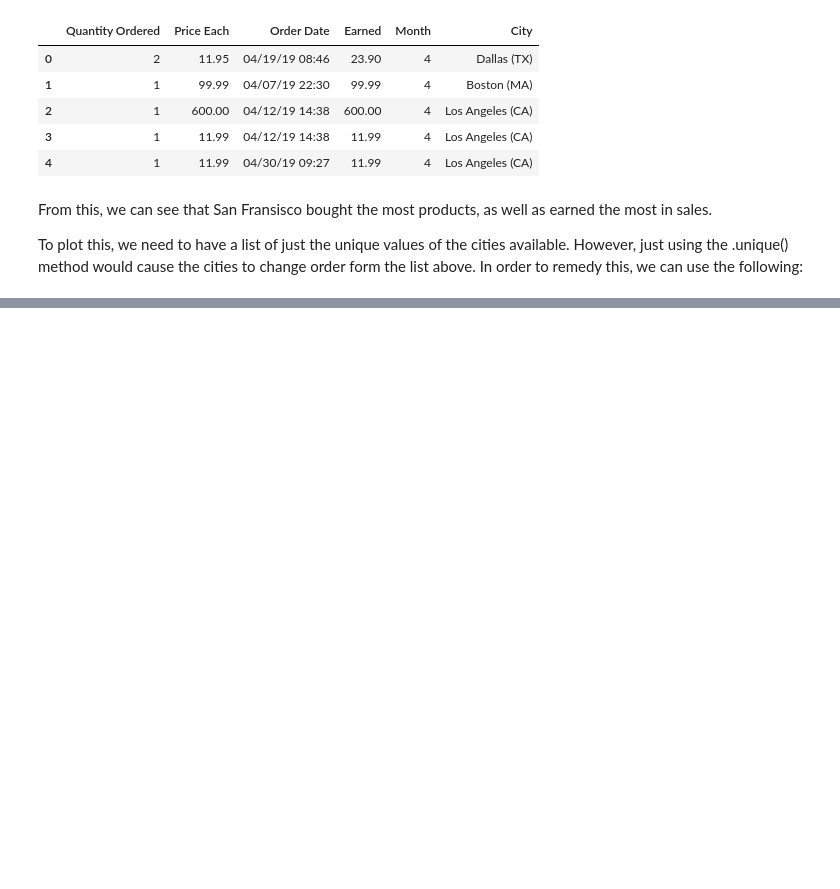
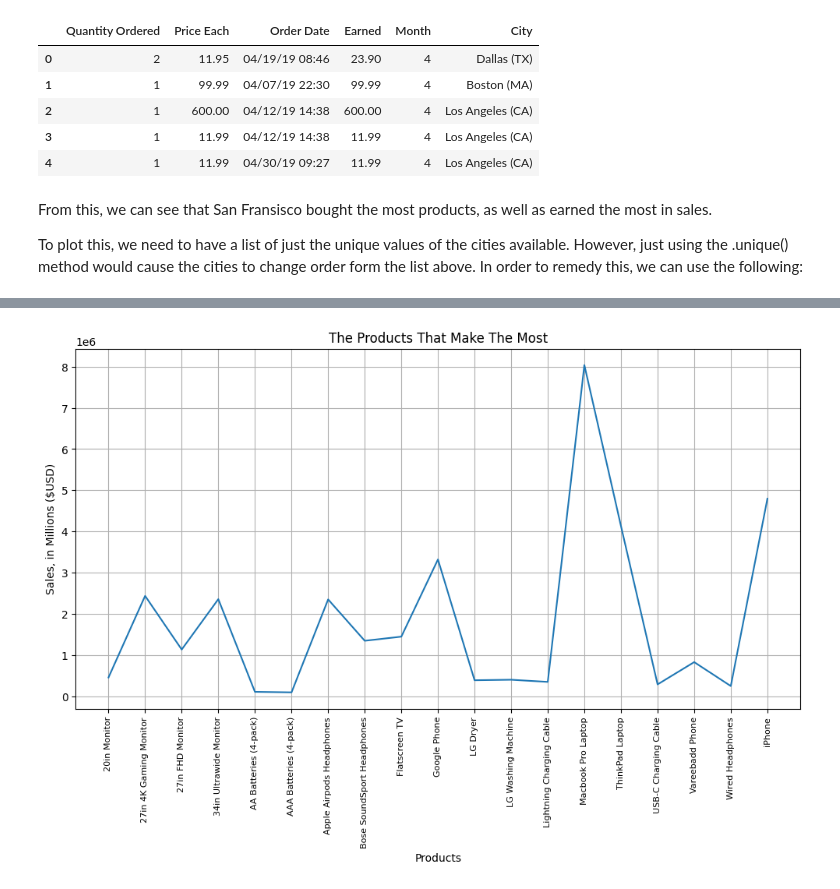
Before and after one commit to MrChristianL/Online-Sales-Data-Anaylsis, a Jupyter notebook: SalesAnalysis/Analysis.ipynb, the cells around one changed output, grey strips where cells are left out. Cells and saved outputs as stored; diff of their text form; code cells hidden in the pictures; blank space fills up the shorter version.

```diff
--- a/SalesAnalysis/Analysis.ipynb
+++ b/SalesAnalysis/Analysis.ipynb
@@ -281,0 +536,7 @@ plt.show()
+# %%
+df_sales = pd.DataFrame({
+    'Item': df_total['Product'],
+    'Sales': df['Earned']
+})
+# %%
+sales = df_sales.groupby(['Item']).sum()
@@ -281,0 +564,14 @@ plt.show()
+# %%
+# using products from above;
+plt.figure(figsize=(12,6))
+
+plt.plot(products, sales)
+plt.xlabel('Products')
+plt.ylabel('Sales, in Millions ($USD)')
+plt.xticks(products, rotation='vertical', size=8)
+plt.title('The Products That Make The Most')
+
+plt.grid()
+plt.show()
+# %% [output]
+[figure, added]
```
Also changed, not shown: parts of 44 cells of this notebook.
